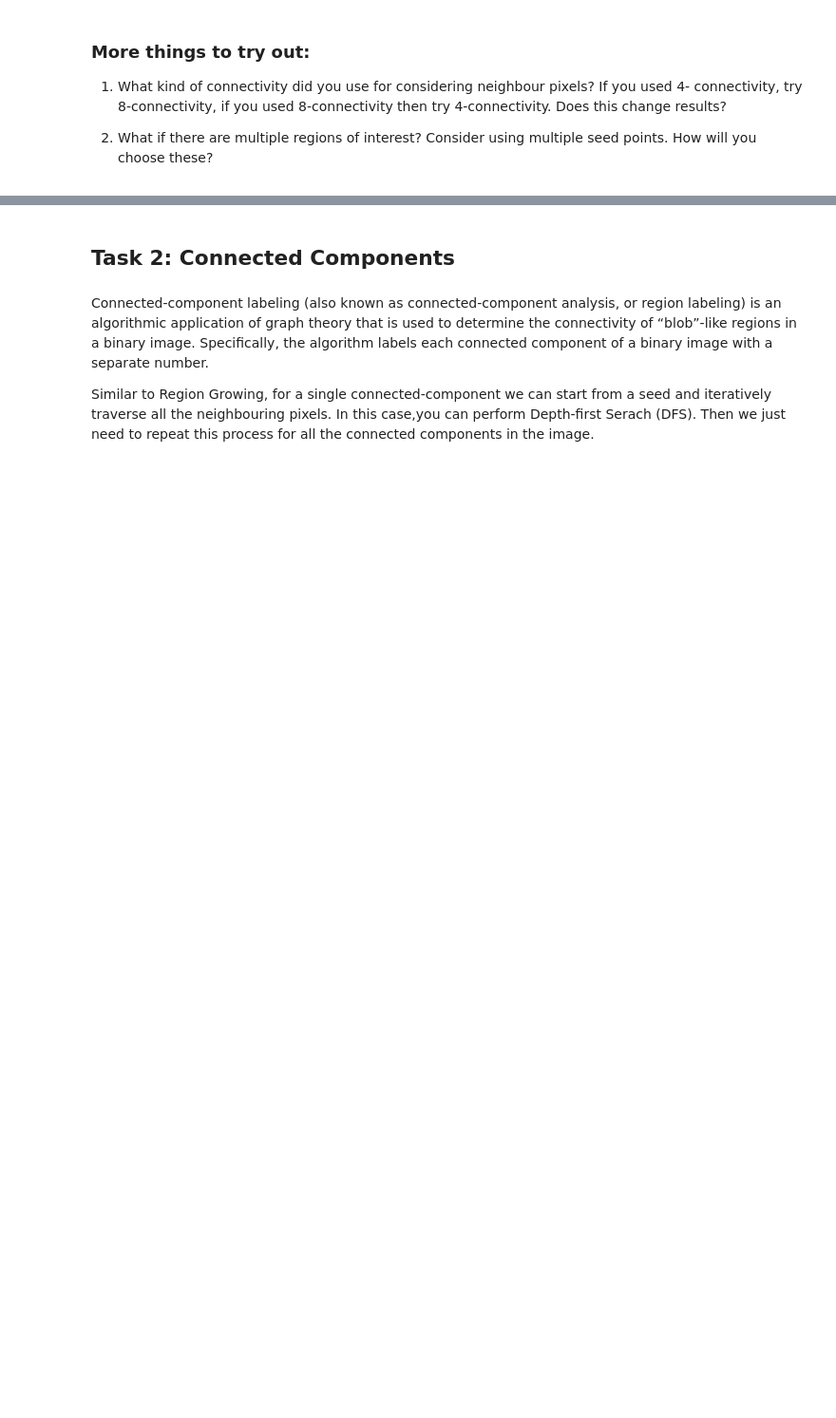
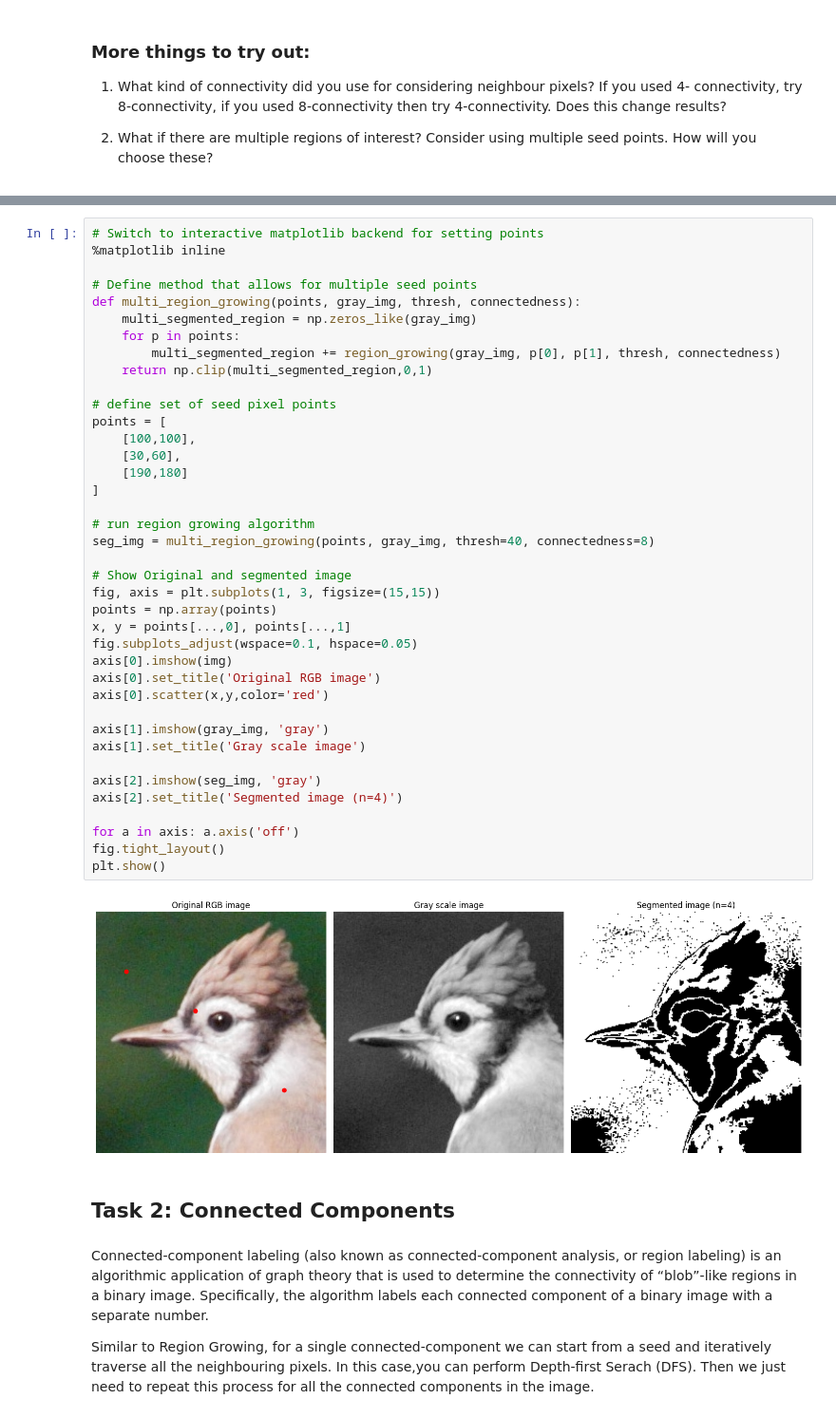
Before and after one commit to juliusuberall/ImPro26, a Jupyter notebook: labs/week_4.ipynb, the cells around one changed output, grey strips where cells are left out. Shown at 95% size. Drawn from its saved outputs; the diff is of its cells as text; blank space fills up the shorter version.

```diff
--- a/labs/week_4.ipynb
+++ b/labs/week_4.ipynb
@@ -240,3 +267,44 @@ plt.show()
+# %%
+# Switch to interactive matplotlib backend for setting points
+%matplotlib inline
+
+# Define method that allows for multiple seed points
+def multi_region_growing(points, gray_img, thresh, connectedness):
+    multi_segmented_region = np.zeros_like(gray_img)
+    for p in points:
+        multi_segmented_region += region_growing(gray_img, p[0], p[1], thresh, connectedness)
+    return np.clip(multi_segmented_region,0,1)
+
+# define set of seed pixel points
+points = [
+    [100,100],
+    [30,60],
+    [190,180]
+]
+
+# run region growing algorithm
+seg_img = multi_region_growing(points, gray_img, thresh=40, connectedness=8)
+
+# Show Original and segmented image
+fig, axis = plt.subplots(1, 3, figsize=(15,15))
+points = np.array(points)
+x, y = points[...,0], points[...,1]
+fig.subplots_adjust(wspace=0.1, hspace=0.05)
+axis[0].imshow(img)
+axis[0].set_title('Original RGB image')
+axis[0].scatter(x,y,color='red')
+
+axis[1].imshow(gray_img, 'gray')
+axis[1].set_title('Gray scale image')
+
+axis[2].imshow(seg_img, 'gray')
+axis[2].set_title('Segmented image (n=4)')
+
+for a in axis: a.axis('off')
+fig.tight_layout()
+plt.show()
+# %% [output]
+[figure, added]
 # %% [markdown]
 ## Task 2: Connected Components
 # %% [markdown]
```
Also changed, not shown: parts of 12 cells of this notebook, 3 other files.
